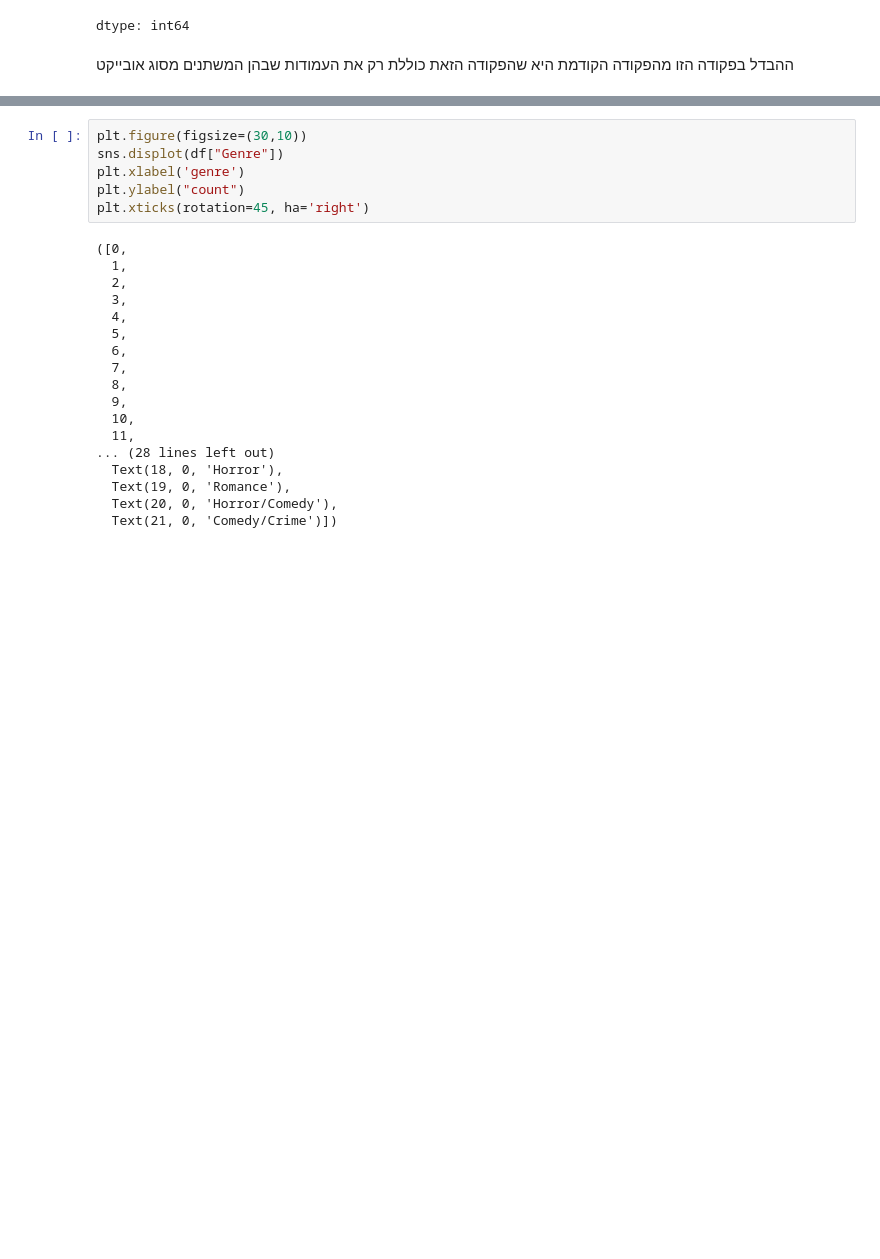
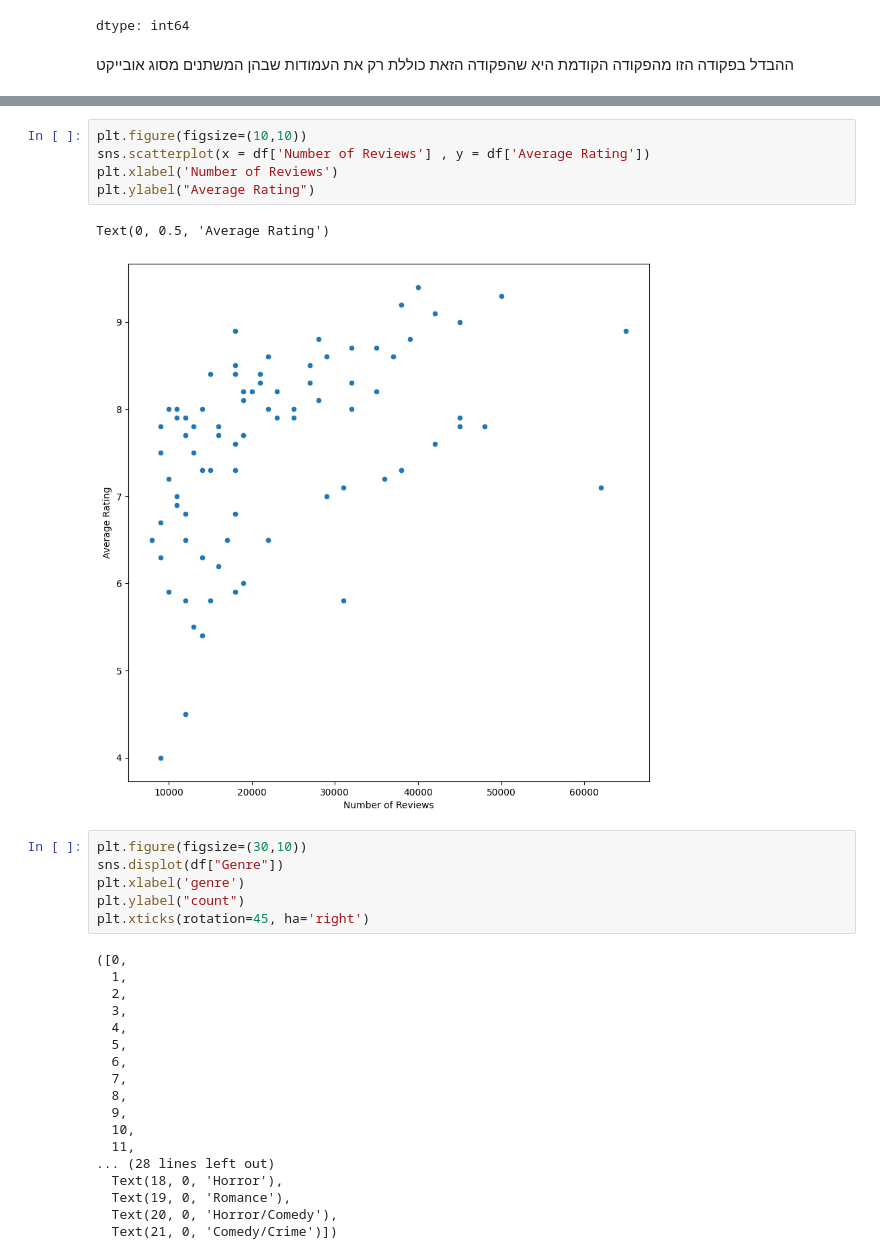
Before and after one commit to Noa810/gal, a Jupyter notebook: project_40_.ipynb, the cells around one changed output, grey strips where cells are left out. Cells and saved outputs as stored; diff of their text form; blank space fills up the shorter version.

```diff
--- a/project_40_.ipynb
+++ b/project_40_.ipynb
@@ -190,3 +203,11 @@ dtype: int64
+# %%
+plt.figure(figsize=(10,10))
+sns.scatterplot(x = df['Number of Reviews'] , y = df['Average Rating'])
+plt.xlabel('Number of Reviews')
+plt.ylabel("Average Rating")
+# %% [output]
+Text(0, 0.5, 'Average Rating')
+[figure, added]
 # %%
 plt.figure(figsize=(30,10))
 sns.displot(df["Genre"])
```
Also changed, not shown: parts of 4 cells of this notebook.
